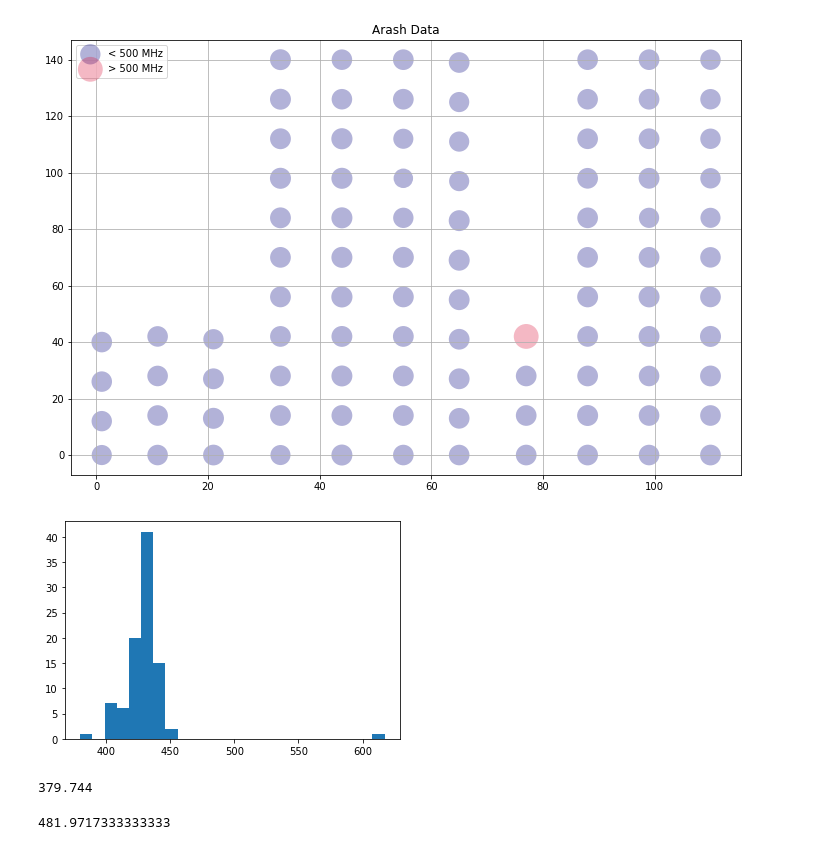
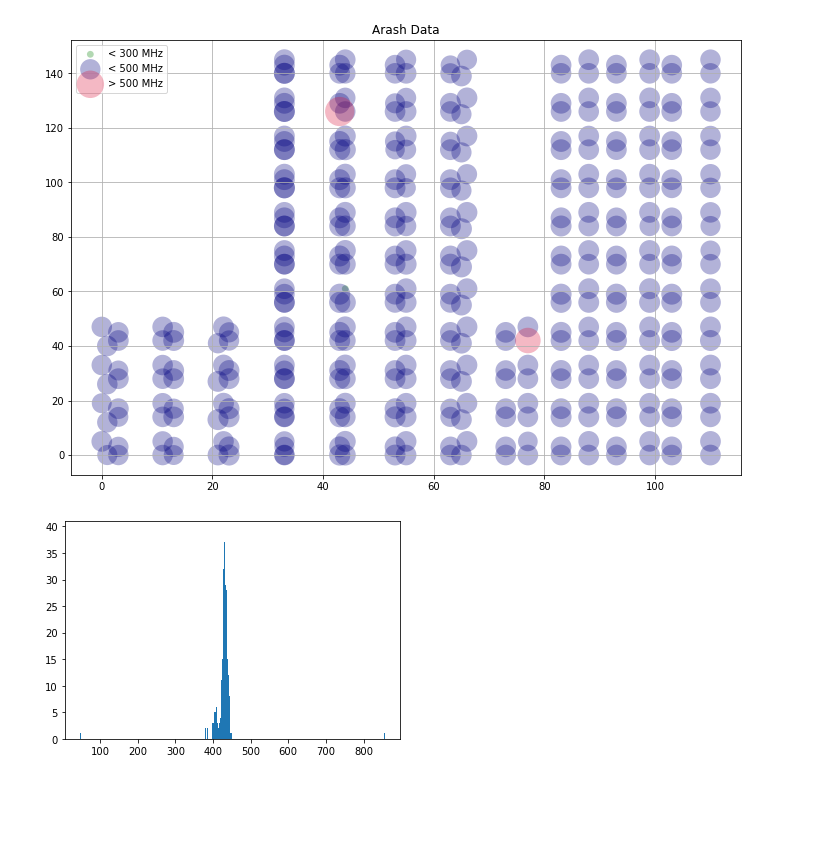
Before and after one commit to sarashs/ROS, a Jupyter notebook: post_processing.ipynb, the cells around one changed output. Drawn from its saved outputs; the diff is of its cells as text; code cells hidden in the pictures; blank space fills up the shorter version.

```diff
--- a/post_processing.ipynb
+++ b/post_processing.ipynb
@@ -2,48 +2,48 @@
 import pandas as pd
 import json
 from matplotlib import pyplot as plt
-# %%
-with open('RO_locations.json') as f:
-    locations = json.load(f)
-data = pd.read_pickle('ALL_3_0_0_0.pkl')
 # %%
+green = dict(x=[], y=[])
+green_scale = []
 red = dict(x=[], y=[])
 red_scale = []
 blue = dict(x=[], y=[])
 blue_scale = []
 red_scale = []
 freqs = []
-for i in locations.keys():
-    freqs.append(data[f'RO{i}'].loc[3])
-    if data[f'RO{i}'].loc[3] < 500:
-        blue['x'].append(locations[i][0])
-        blue['y'].append(locations[i][1])
-        blue_scale.append(1*(data[f'RO{i}'].loc[3]))
-    else:
-        red['x'].append(locations[i][0])
-        red['y'].append(locations[i][1])
-        red_scale.append(1*(data[f'RO{i}'].loc[3]))
+sample_number = 10
+for j in range(4):
+    with open(f'RO_locations{j}.json') as f:
+        locations = json.load(f)
+    data = pd.read_pickle(f'ALL_3_Stage_Exp_{j}.pkl')
+    for i in locations.keys():
+        freqs.append(data[f'RO{i}'].loc[sample_number])
+        if data[f'RO{i}'].loc[sample_number] < 300:
+            green['x'].append(locations[i][0])
+            green['y'].append(locations[i][1])
+            green_scale.append(1*(data[f'RO{i}'].loc[sample_number]))
+        elif 300 < data[f'RO{i}'].loc[sample_number] < 500:
+            blue['x'].append(locations[i][0])
+            blue['y'].append(locations[i][1])
+            blue_scale.append(1*(data[f'RO{i}'].loc[sample_number]))
+        else:
+            red['x'].append(locations[i][0])
+            red['y'].append(locations[i][1])
+            red_scale.append(1*(data[f'RO{i}'].loc[sample_number]))
 # %%
 fig, ax = plt.subplots(figsize=(12, 8))
+ax.scatter(green['x'], green['y'], c='green', s=green_scale, label='< 300 MHz', alpha=0.3, edgecolors='none')
 ax.scatter(blue['x'], blue['y'], c='navy', s=blue_scale, label='< 500 MHz', alpha=0.3, edgecolors='none')
 ax.scatter(red['x'], red['y'], c='crimson', s=red_scale, label='> 500 MHz', alpha=0.3, edgecolors='none')
 
 plt.title('Arash Data')
 ax.legend()
 ax.grid(True)
 
 plt.show()
 # %% [output]
-[figure, old version]
+[figure, new version]
 # %%
-a = plt.hist(freqs, 25)
+a = plt.hist(freqs, 500)
 # %% [output]
-[figure, old version]
+[figure, new version]
-# %%
-min(freqs)
-# %% [output]
-379.744
-# %%
-a[1][10]/2+a[1][18]/2
-# %% [output]
-481.9717333333333
```
Also changed, not shown: parts of 2 cells of this notebook, 9 other files.
